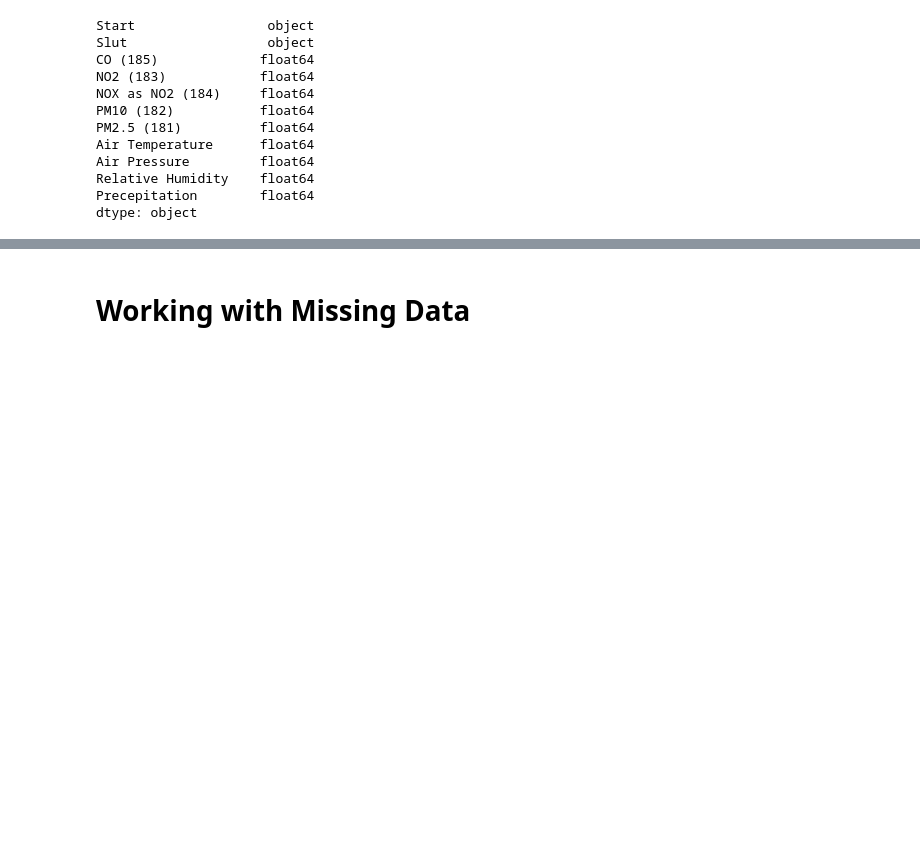
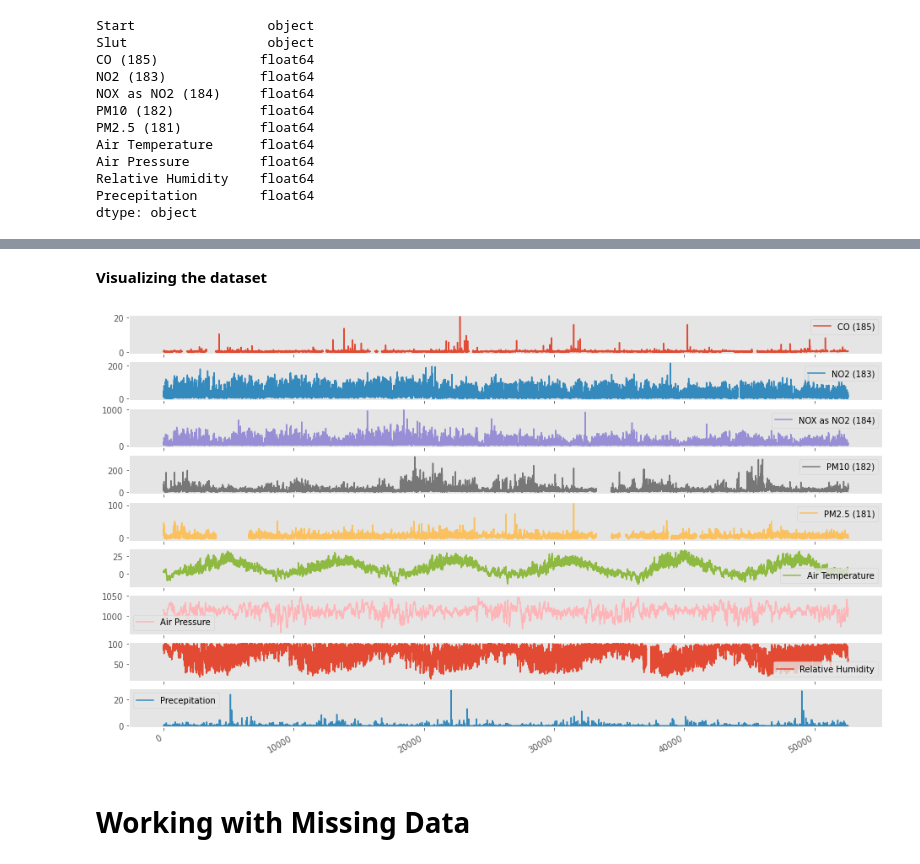
Before and after one commit to evo4np/damp_preprocessing_2018, a Jupyter notebook: station_8779.ipynb, the cells around one changed output, grey strips where cells are left out. Saved outputs shown, nothing was run; the diff lists cells and outputs as text; code cells hidden in the pictures; blank space fills up the shorter version.

```diff
--- a/station_8779.ipynb
+++ b/station_8779.ipynb
@@ -541,3 +557,9 @@ print(numeric_cols)
+# %% [markdown]
+**Visualizing the dataset**
+# %%
+df.plot(subplots= True, figsize=(16,10));
+# %% [output]
+[figure, added]
 # %% [markdown]
 # Working with Missing Data
 # %% [markdown]
```
Also changed, not shown: parts of 5 cells of this notebook.
